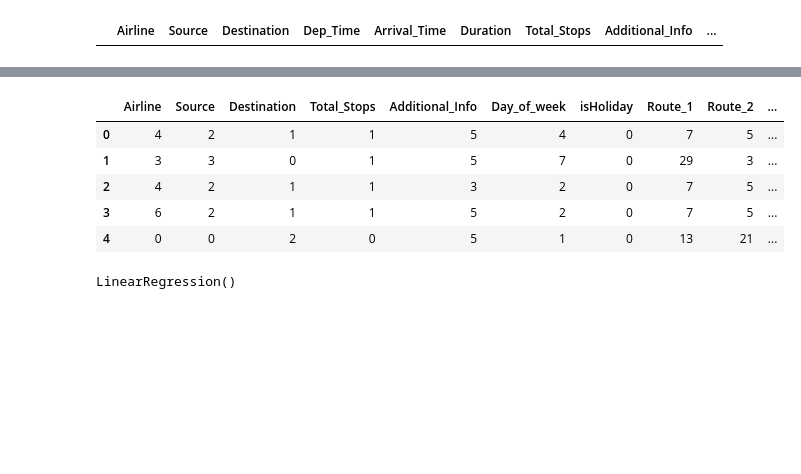
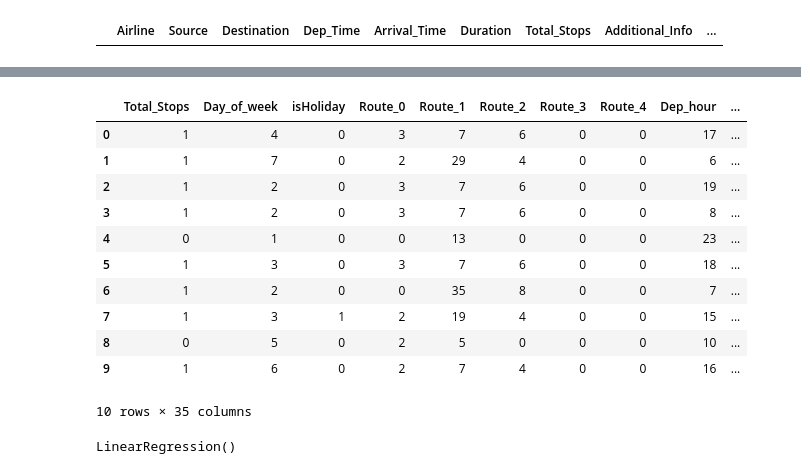
Before and after one commit to venkatesh-manikumar/Datascience-Assignments, a Jupyter notebook: Predict_The_Flight_Ticket_Price_Hackathon.ipynb, the cells around one changed output, grey strips where cells are left out. Saved outputs shown, nothing was run; the diff lists cells and outputs as text; code cells hidden in the pictures; blank space fills up the shorter version.

```diff
--- a/Predict_The_Flight_Ticket_Price_Hackathon.ipynb
+++ b/Predict_The_Flight_Ticket_Price_Hackathon.ipynb
@@ -264,11 +274,11 @@ def label_encode_columns(df, columns):
         encoders[col] = le
     return df, encoders
 
-encode_columns =['Airline','Additional_Info','Source','Destination','Route_1','Route_2','Route_3','Route_4','Route_5']
+encode_columns =['Source','Destination','Route_1','Route_2','Route_3','Route_4','Route_0']
 train_df, encoders = label_encode_columns(df=one_hot_encoded_data, columns=encode_columns)
 
 
-#train_df.drop(['Source','Destination','Route_1','Route_2','Route_3','Route_4','Route_5'],axis=1,inplace=True)
+train_df.drop(['Airline','Additional_Info','Source','Destination'],axis=1,inplace=True)
 train_data = train_df.copy()
 
 encoders
@@ -366,11 +377,12 @@ dtype: object
 India_holidays = holidays.India()
 test_data['isHoliday'] =test_data['Journey_date'].apply(lambda x: 1 if x in India_holidays else 0)
 # %%
-for i in range(1,test_data['Route'].str.count("→").max()+1):
+for i in range(0,test_data['Route'].str.count("→").max()):
   column_name = "Route_"+str(i)
   test_data[column_name]= test_data['Route'].str.split('→ ').str[i]
-  test_data[column_name].fillna('None',inplace=True)
+  test_data[column_name].fillna('0',inplace=True)
 
+test_data['Source'] = test_data['Route_0']
 test_data.drop(['Route'],axis=1,inplace=True)
 test_data.drop(['Journey_date'],axis=1,inplace=True)
 # %%
@@ -415,3 +427,11 @@ test_data.head(5)
 # %%
 #one_hot_encoded_data = pd.get_dummies(test_data, columns = ['Airline','Additional_Info'])
-one_hot_encoded_data=test_data
+#one_hot_encoded_data=test_data
+
+
+#enc = OneHotEncoder(sparse_output=False,handle_unknown='ignore')
+one_hot_encoded = pd.DataFrame(enc.transform(test_data[['Airline','Additional_Info']]),columns=enc.get_feature_names_out())
+
+
+one_hot_encoded_data = test_data.join(one_hot_encoded)
+one_hot_encoded_data
@@ -424,7 +458,7 @@ def label_encode_columns_w_fit_encoders(df, columns, encoders):
 
 score_df = label_encode_columns_w_fit_encoders(df=one_hot_encoded_data, columns=encode_columns, encoders=encoders)
 
-#score_df.drop(['Source','Destination','Route_1','Route_2','Route_3','Route_4','Route_5'],axis=1,inplace=True)
+score_df.drop(['Airline','Additional_Info','Source','Destination'],axis=1,inplace=True)
 
 test_data = score_df.copy()
 # %%
@@ -434,12 +484,18 @@ test_data.shape
 # %%
-test_data.head(5)
+test_data.head(10)
 # %% [output]
-|  | Airline | Source | Destination | Total_Stops | Additional_Info | Day_of_week | isHoliday | Route_1 | Route_2 | ... |
-| 0 | 4 | 2 | 1 | 1 | 5 | 4 | 0 | 7 | 5 | ... |
-| 1 | 3 | 3 | 0 | 1 | 5 | 7 | 0 | 29 | 3 | ... |
-| 2 | 4 | 2 | 1 | 1 | 3 | 2 | 0 | 7 | 5 | ... |
-| 3 | 6 | 2 | 1 | 1 | 5 | 2 | 0 | 7 | 5 | ... |
-| 4 | 0 | 0 | 2 | 0 | 5 | 1 | 0 | 13 | 21 | ... |
+|  | Total_Stops | Day_of_week | isHoliday | Route_0 | Route_1 | Route_2 | Route_3 | Route_4 | Dep_hour | ... |
+| 0 | 1 | 4 | 0 | 3 | 7 | 6 | 0 | 0 | 17 | ... |
+| 1 | 1 | 7 | 0 | 2 | 29 | 4 | 0 | 0 | 6 | ... |
+| 2 | 1 | 2 | 0 | 3 | 7 | 6 | 0 | 0 | 19 | ... |
+| 3 | 1 | 2 | 0 | 3 | 7 | 6 | 0 | 0 | 8 | ... |
+| 4 | 0 | 1 | 0 | 0 | 13 | 0 | 0 | 0 | 23 | ... |
+| 5 | 1 | 3 | 0 | 3 | 7 | 6 | 0 | 0 | 18 | ... |
+| 6 | 1 | 2 | 0 | 0 | 35 | 8 | 0 | 0 | 7 | ... |
+| 7 | 1 | 3 | 1 | 2 | 19 | 4 | 0 | 0 | 15 | ... |
+| 8 | 0 | 5 | 0 | 2 | 5 | 0 | 0 | 0 | 10 | ... |
+| 9 | 1 | 6 | 0 | 2 | 7 | 4 | 0 | 0 | 16 | ... |
+10 rows × 35 columns
 # %%
 DF = pd.DataFrame(lin_reg.predict(test_data))
 DF.to_csv("/content/drive/MyDrive/DataScience/Flight_price_prediction/result_linear_regression.csv",index=False,header=['Price'])
```
Also changed, not shown: parts of 18 cells of this notebook.
